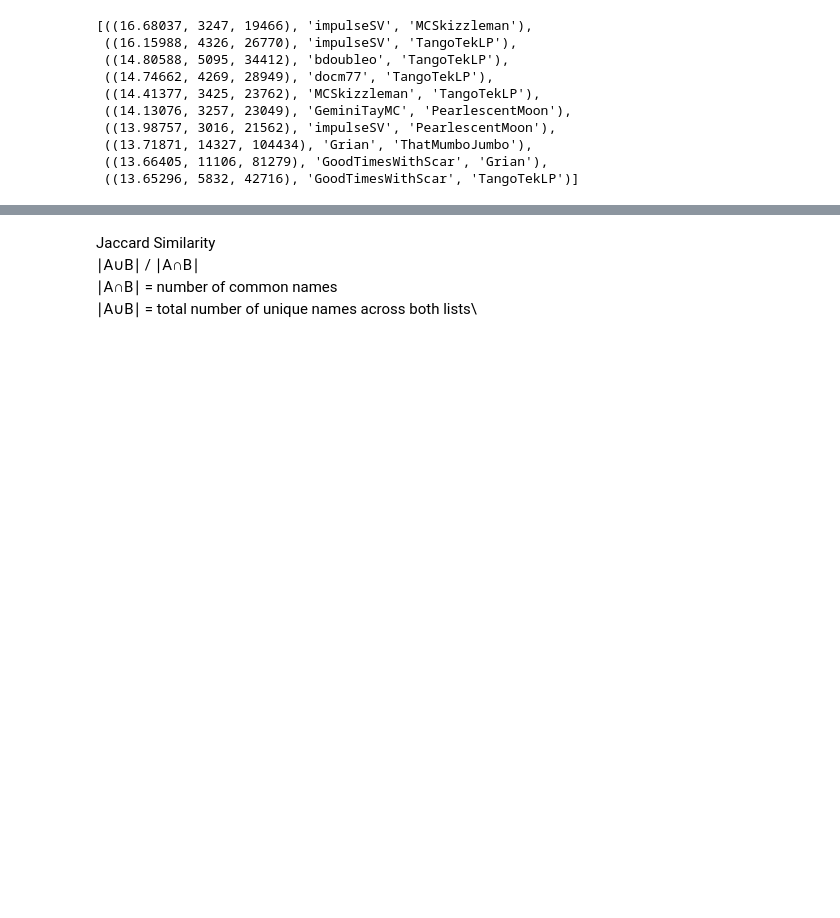
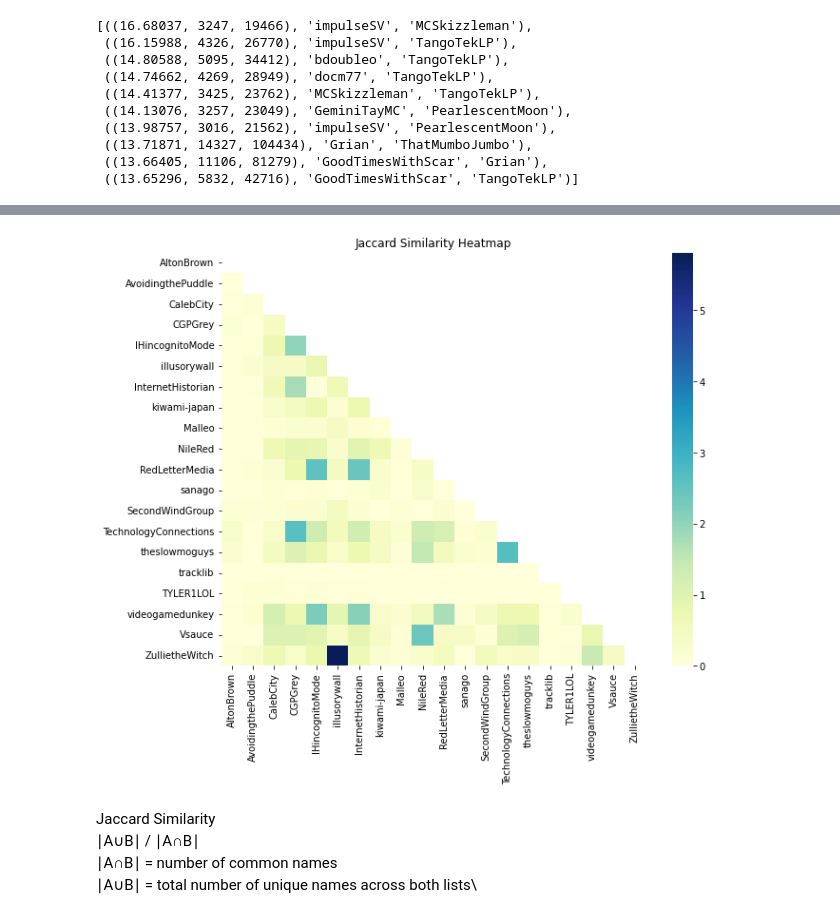
Before and after one commit to evanhollier/YT_comments, a Jupyter notebook: analysis.ipynb, the cells around one changed output, grey strips where cells are left out. Cells and saved outputs as stored; diff of their text form; code cells hidden in the pictures; blank space fills up the shorter version.

```diff
--- a/analysis.ipynb
+++ b/analysis.ipynb
@@ -115,3 +121,13 @@ create_heatmap(df2)
+# %%
+# remove outlier between 'IHincognitoMode' and 'InternetHistorian'
+# high overlap because both channels are run by the same person
+df1.loc['IHincognitoMode', 'InternetHistorian'] = 0
+df1.loc['InternetHistorian', 'IHincognitoMode'] = 0
+# fill that square in manually in paint
+
+create_heatmap(df1, "df1")
+# %% [output]
+[figure, added]
 # %% [markdown]
 Jaccard Similarity\
 ∣A∪B∣ / ∣A∩B∣\
```
Also changed, not shown: parts of 2 cells of this notebook, 2 other files.
